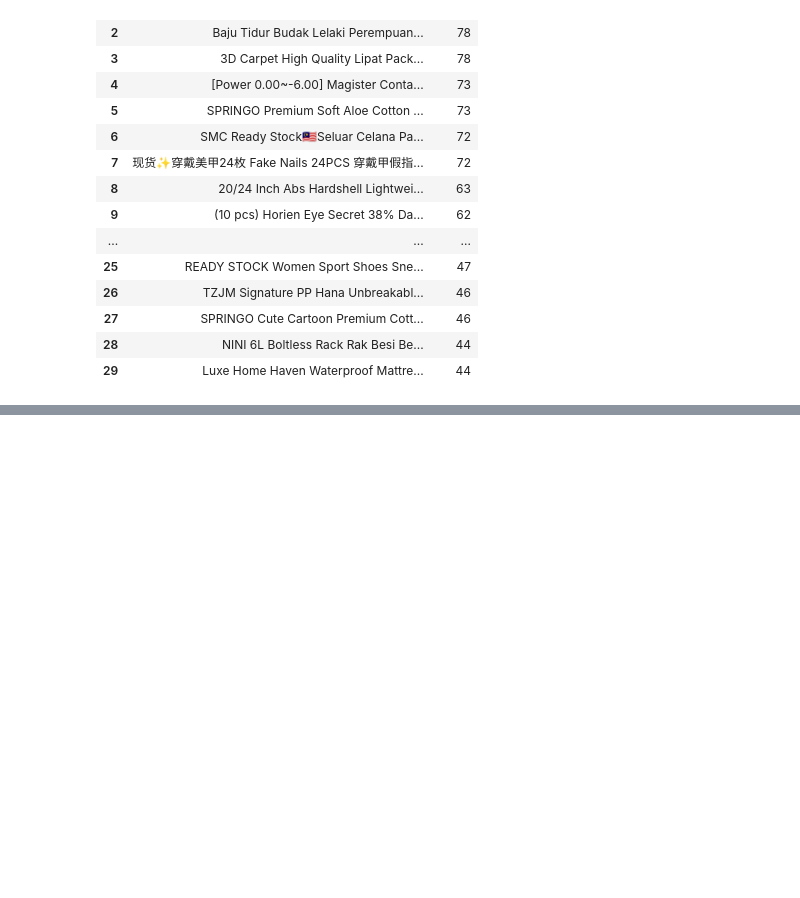
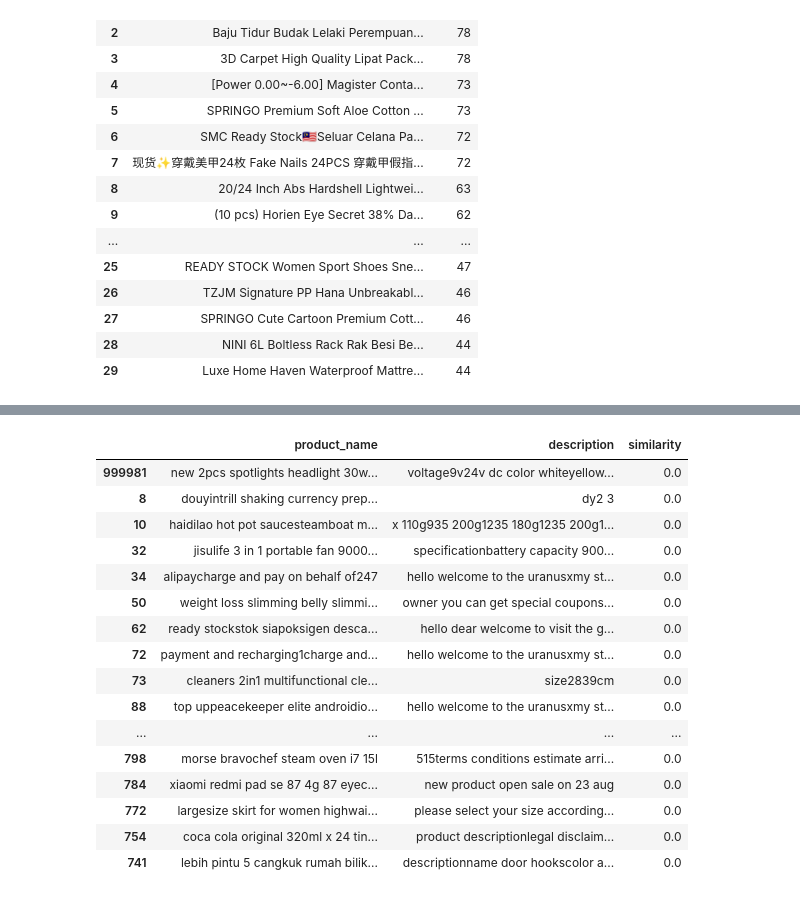
Before and after one commit to akshaypx/assignment, a Jupyter notebook: notebooks/EDA_dataset.ipynb, the cells around one changed output, grey strips where cells are left out. Cells and saved outputs as stored; diff of their text form; code cells hidden in the pictures; blank space fills up the shorter version.

```diff
--- a/notebooks/EDA_dataset.ipynb
+++ b/notebooks/EDA_dataset.ipynb
@@ -349,0 +459,12 @@ df['product_name'].value_counts().sort_values(ascending=False).reset_index().hea
+# %%
+def fast_clean(series):
+    return (
+        series
+        .fillna('')                               # Handle NaNs
+        .str.encode('ascii', errors='ignore')     # Remove non-ASCII
+        .str.decode('ascii')                      # Decode back to str
+        .str.replace(r'[^a-zA-Z0-9\s]', '', regex=True)  # Remove special chars
+        .str.replace(r'\s+', ' ', regex=True)     # Normalize whitespace
+        .str.strip()                              # Remove leading/trailing spaces
+        .str.lower()                              # Optional: lowercase
+    )
@@ -349,0 +508,20 @@ df['product_name'].value_counts().sort_values(ascending=False).reset_index().hea
+# %%
+new_df[new_df["similarity"]==0.00].sort_values(ascending=False, by="similarity").head(50)
+# %% [output]
+|  | product_name | description | similarity |
+| 999981 | new 2pcs spotlights headlight 30w... | voltage9v24v dc color whiteyellow... | 0.0 |
+| 8 | douyintrill shaking currency prep... | dy2 3 | 0.0 |
+| 10 | haidilao hot pot saucesteamboat m... | x 110g935 200g1235 180g1235 200g1... | 0.0 |
+| 32 | jisulife 3 in 1 portable fan 9000... | specificationbattery capacity 900... | 0.0 |
+| 34 | alipaycharge and pay on behalf of247 | hello welcome to the uranusxmy st... | 0.0 |
+| 50 | weight loss slimming belly slimmi... | owner you can get special coupons... | 0.0 |
+| 62 | ready stockstok siapoksigen desca... | hello dear welcome to visit the g... | 0.0 |
+| 72 | payment and recharging1charge and... | hello welcome to the uranusxmy st... | 0.0 |
+| 73 | cleaners 2in1 multifunctional cle... | size2839cm | 0.0 |
+| 88 | top uppeacekeeper elite androidio... | hello welcome to the uranusxmy st... | 0.0 |
+| ... | ... | ... | ... |
+| 798 | morse bravochef steam oven i7 15l | 515terms conditions estimate arri... | 0.0 |
+| 784 | xiaomi redmi pad se 87 4g 87 eyec... | new product open sale on 23 aug | 0.0 |
+| 772 | largesize skirt for women highwai... | please select your size according... | 0.0 |
+| 754 | coca cola original 320ml x 24 tin... | product descriptionlegal disclaim... | 0.0 |
+| 741 | lebih pintu 5 cangkuk rumah bilik... | descriptionname door hookscolor a... | 0.0 |
```
Also changed, not shown: parts of 29 cells of this notebook, 2 other files.
